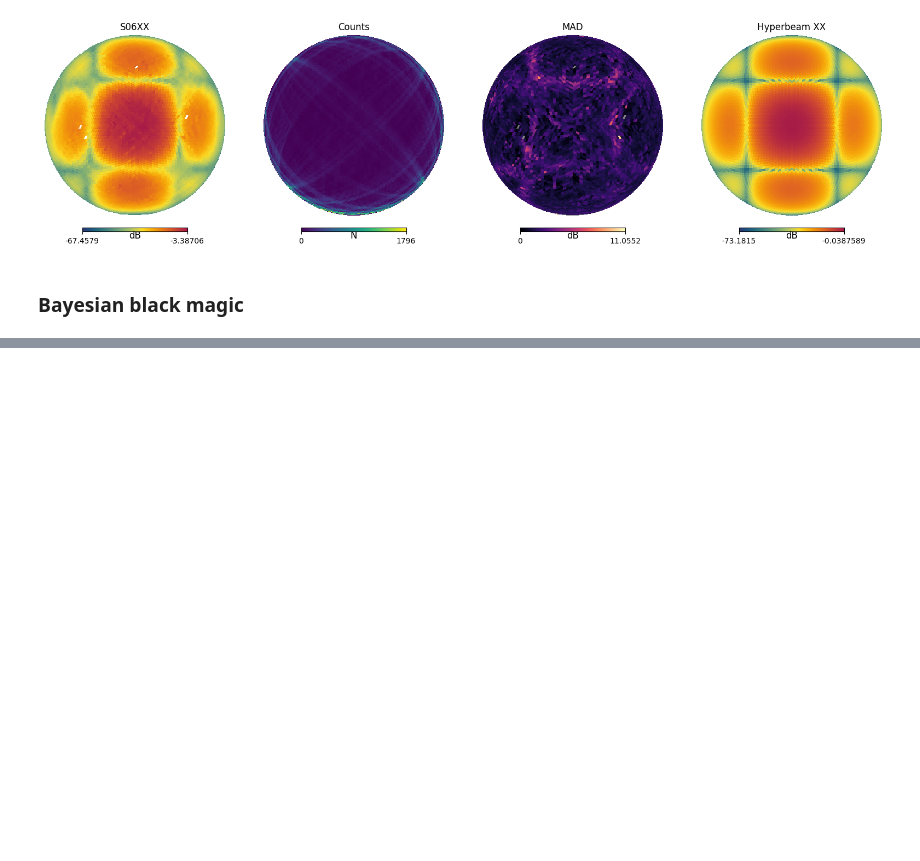
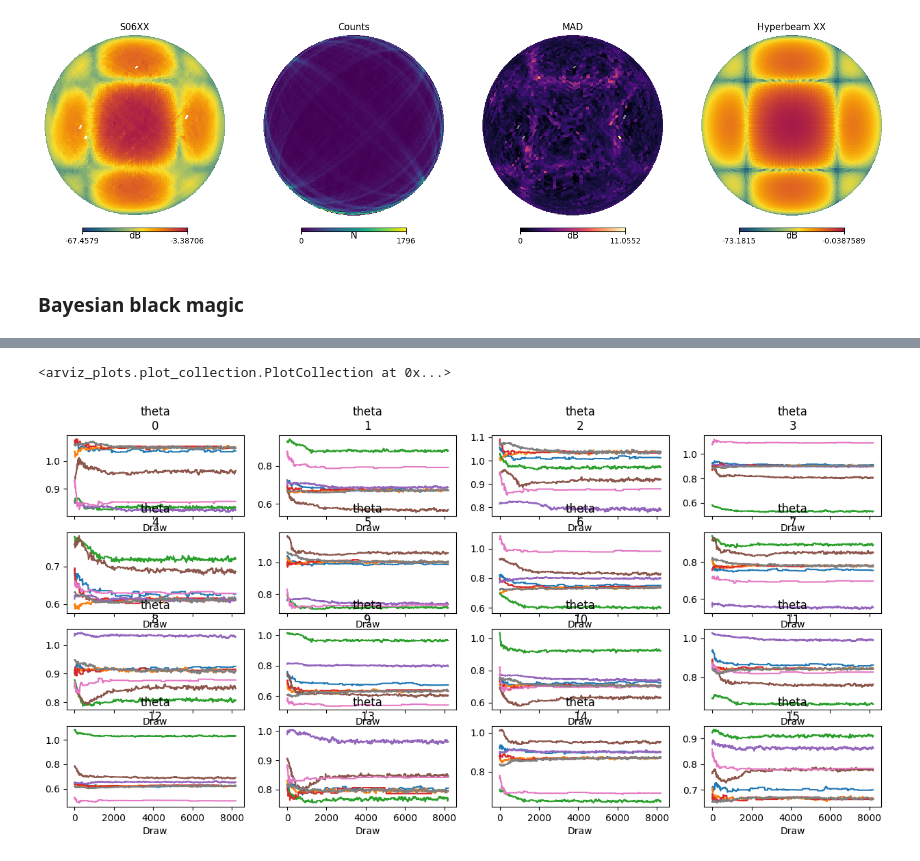
Before and after one commit to amanchokshi/embers-passes, a Jupyter notebook: notebooks/dipole_beam_fit.ipynb, the cells around one changed output, grey strips where cells are left out. Drawn from its saved outputs; the diff is of its cells as text; code cells hidden in the pictures; blank space fills up the shorter version.

Commit message:
Two dipole gain grid likelihoods

```diff
--- a/notebooks/dipole_beam_fit.ipynb
+++ b/notebooks/dipole_beam_fit.ipynb
@@ -377,0 +404,21 @@ az.plot_pair(
+# %%
+loglike_op = HyperbeamLogLike(
+    beam_file=os.environ["MWA_BEAM_FILE"],
+    data_db=data_db,
+    sigma_db=sigma_db,
+    valid_mask=valid_mask,
+)
+
+with pm.Model() as model:
+    theta = pm.Uniform("theta", lower=0.0, upper=2.0, shape=16)
+
+    pm.Potential("beam_likelihood", loglike_op(theta))
+
+    idata = pm.sample(
+        draws=8192,
+        tune=1000,
+        random_seed=42,
+        step=pm.DEMetropolisZ(scaling=0.03),
+        chains=8,
+        cores=1,
+    )
@@ -377,0 +438,5 @@ az.plot_pair(
+# %%
+az.plot_trace(idata)
+# %% [output]
+<arviz_plots.plot_collection.PlotCollection at 0x...>
+[figure, added]
```
Also changed, not shown: parts of 18 cells of this notebook.
